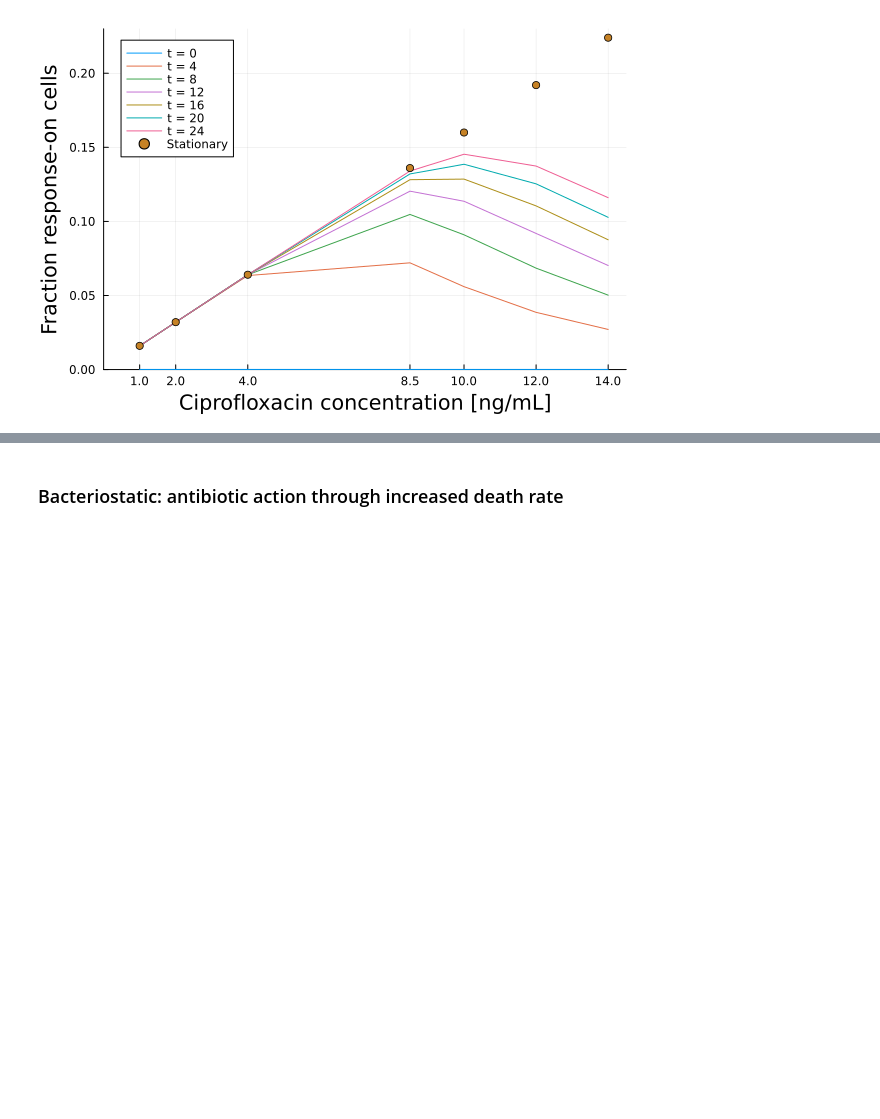
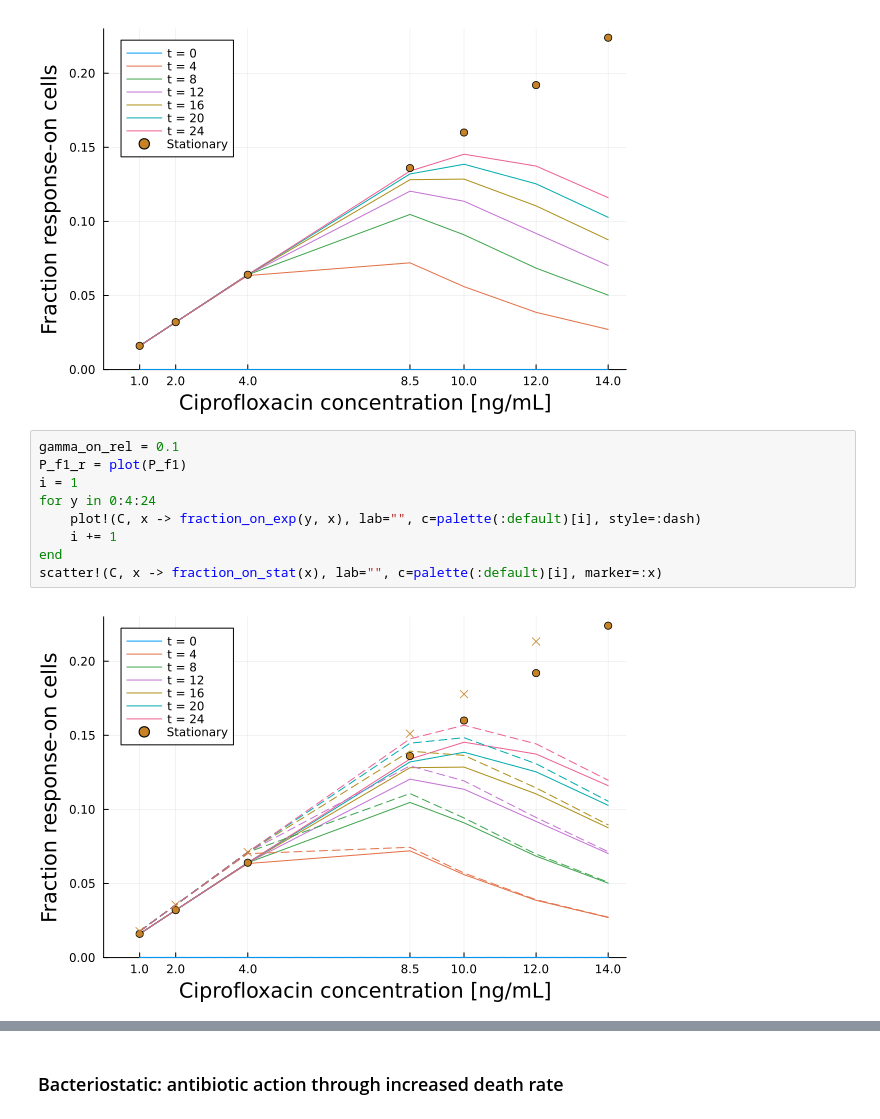
Before and after one commit to LucyL-J/estimu, a Jupyter notebook: dose-dependence.ipynb, the cells around one changed output, grey strips where cells are left out. Cells and saved outputs as stored; diff of their text form; blank space fills up the shorter version.

```diff
--- a/dose-dependence.ipynb
+++ b/dose-dependence.ipynb
@@ -153,4 +167,15 @@ end
 scatter!(C, x -> fraction_on_stat(x), lab="Stationary")
 # %% [output]
 [figure]
+# %%
+gamma_on_rel = 0.1
+P_f1_r = plot(P_f1)
+i = 1
+for y in 0:4:24
+    plot!(C, x -> fraction_on_exp(y, x), lab="", c=palette(:default)[i], style=:dash)
+    i += 1
+end
+scatter!(C, x -> fraction_on_stat(x), lab="", c=palette(:default)[i], marker=:x)
+# %% [output]
+[figure, added]
 # %%
```
Also changed, not shown: parts of 9 cells of this notebook.
